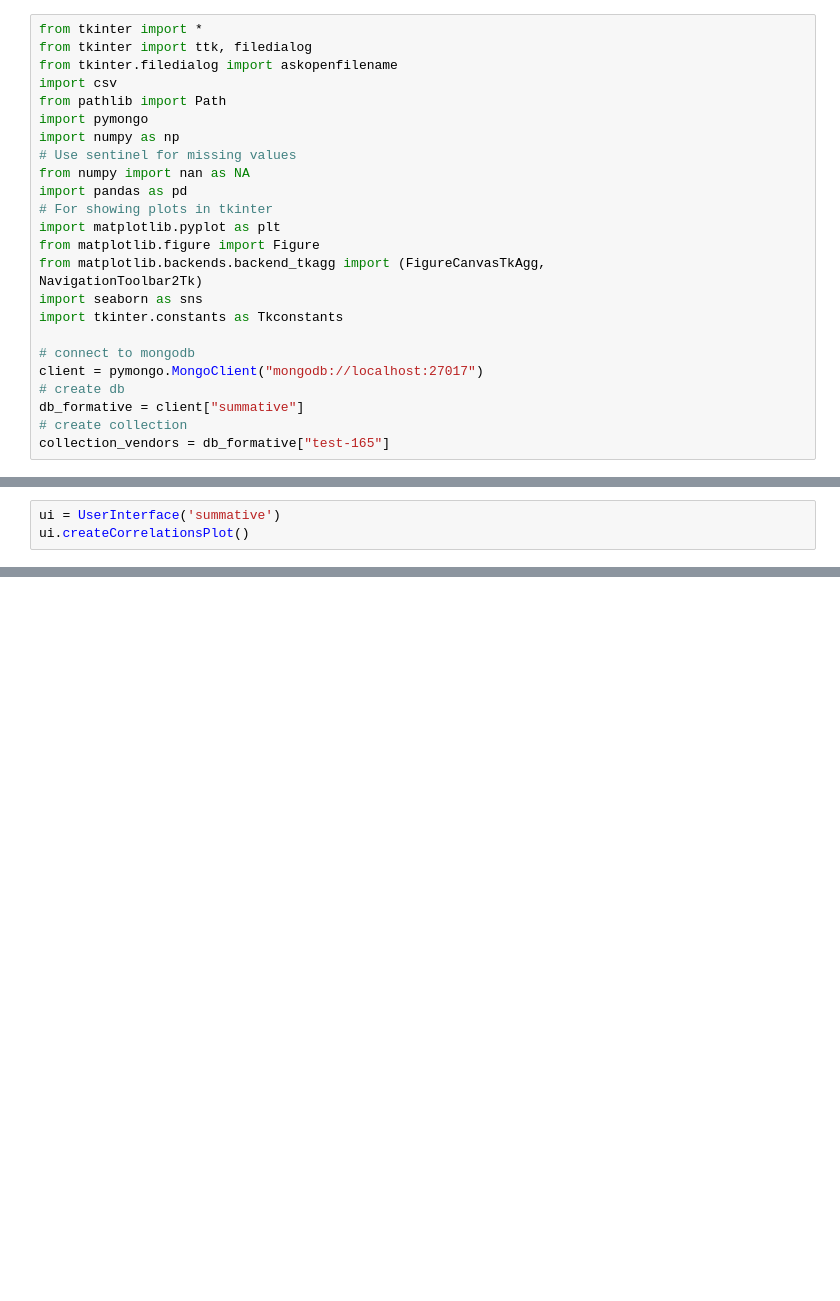
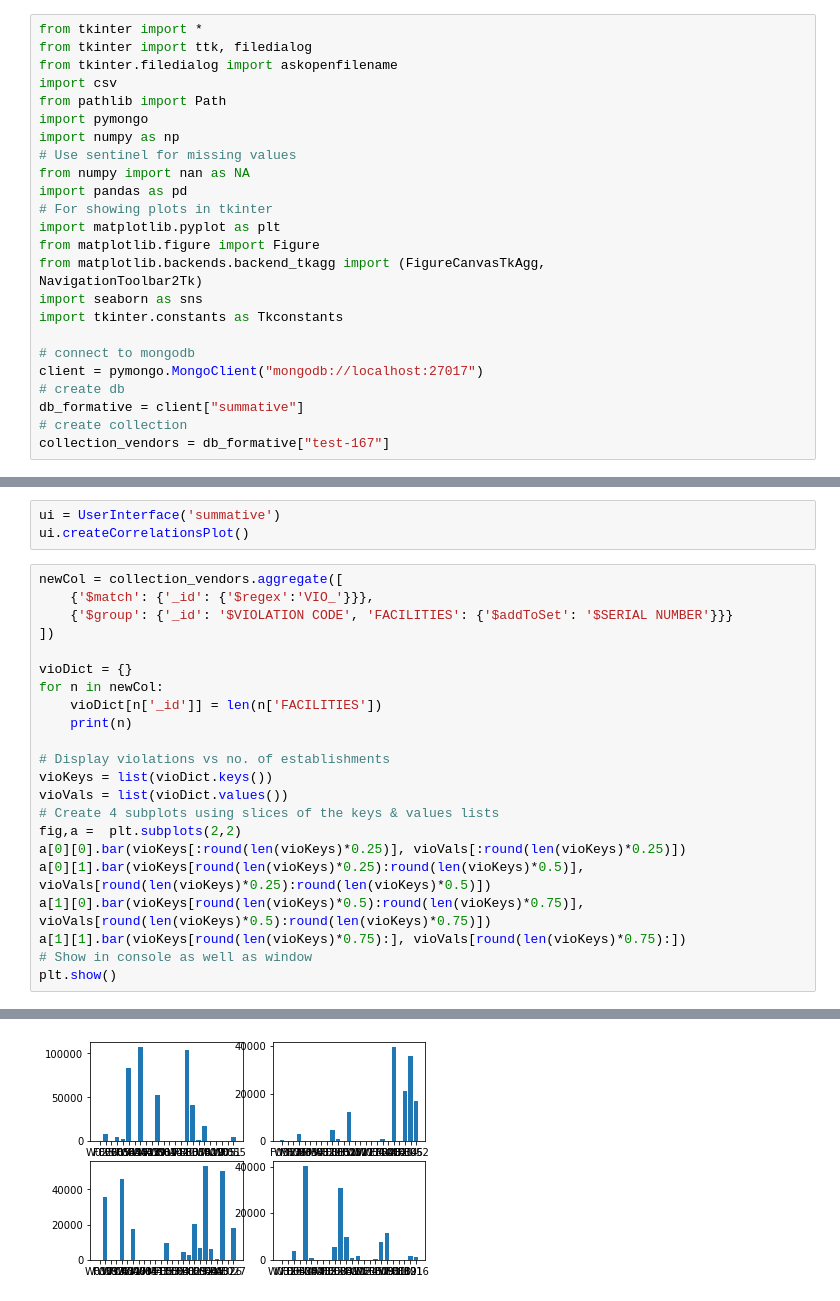
Before and after one commit to ejgoodwin/sum_parser, a Jupyter notebook: Parser-PD.ipynb, the cells around one changed output, grey strips where cells are left out. Saved outputs shown, nothing was run; the diff lists cells and outputs as text; blank space fills up the shorter version.

```diff
--- a/Parser-PD.ipynb
+++ b/Parser-PD.ipynb
@@ -22,7 +22,7 @@ client = pymongo.MongoClient("mongodb://localhost:27017")
 # create db
 db_formative = client["summative"]
 # create collection
-collection_vendors = db_formative["test-165"]
+collection_vendors = db_formative["test-167"]
 # %%
 fileButtons = ["inspections", "inventory", "violations"]
 fileRoutes = {fileButtons[0]:"", fileButtons[1]:"", fileButtons[2]:""}
@@ -443,3 +460,26 @@ for t in test:
 # %%
 ui = UserInterface('summative')
 ui.createCorrelationsPlot()
+# %%
+newCol = collection_vendors.aggregate([
+    {'$match': {'_id': {'$regex':'VIO_'}}},
+    {'$group': {'_id': '$VIOLATION CODE', 'FACILITIES': {'$addToSet': '$SERIAL NUMBER'}}}
+])
+
+vioDict = {}
+for n in newCol:
+    vioDict[n['_id']] = len(n['FACILITIES'])
+    print(n)
+
+# Display violations vs no. of establishments
+vioKeys = list(vioDict.keys())
+vioVals = list(vioDict.values())
+# Create 4 subplots using slices of the keys & values lists
+fig,a =  plt.subplots(2,2)
+a[0][0].bar(vioKeys[:round(len(vioKeys)*0.25)], vioVals[:round(len(vioKeys)*0.25)])
+a[0][1].bar(vioKeys[round(len(vioKeys)*0.25):round(len(vioKeys)*0.5)], vioVals[round(len(vioKeys)*0.25):round(len(vioKeys)*0.5)])
+a[1][0].bar(vioKeys[round(len(vioKeys)*0.5):round(len(vioKeys)*0.75)], vioVals[round(len(vioKeys)*0.5):round(len(vioKeys)*0.75)])
+a[1][1].bar(vioKeys[round(len(vioKeys)*0.75):], vioVals[round(len(vioKeys)*0.75):])
+# Show in console as well as window
+plt.show()
+# %% [output]
@@ -445,0 +496 @@ ui.createCorrelationsPlot()
+[figure, added]
```
Also changed, not shown: parts of 12 cells of this notebook.
